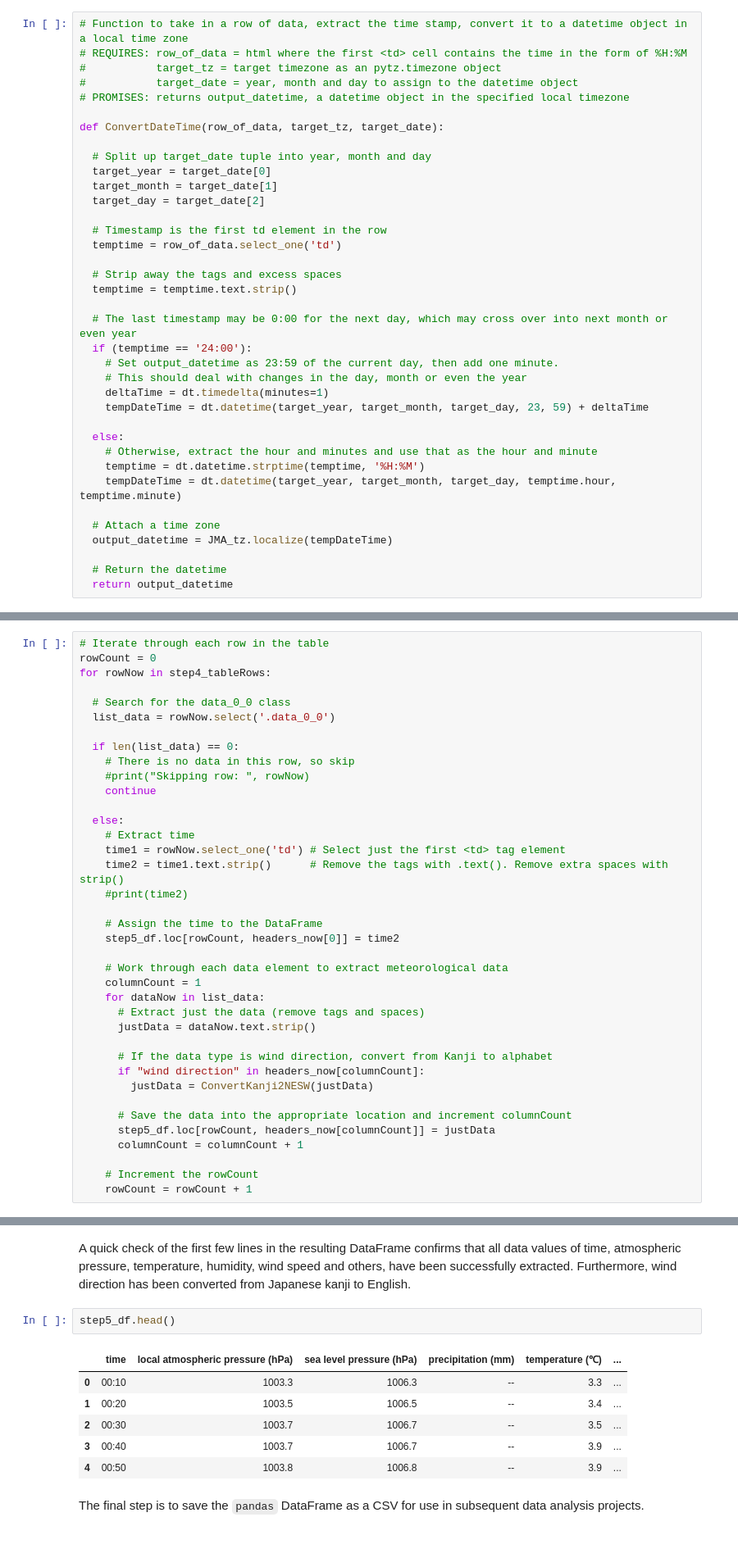
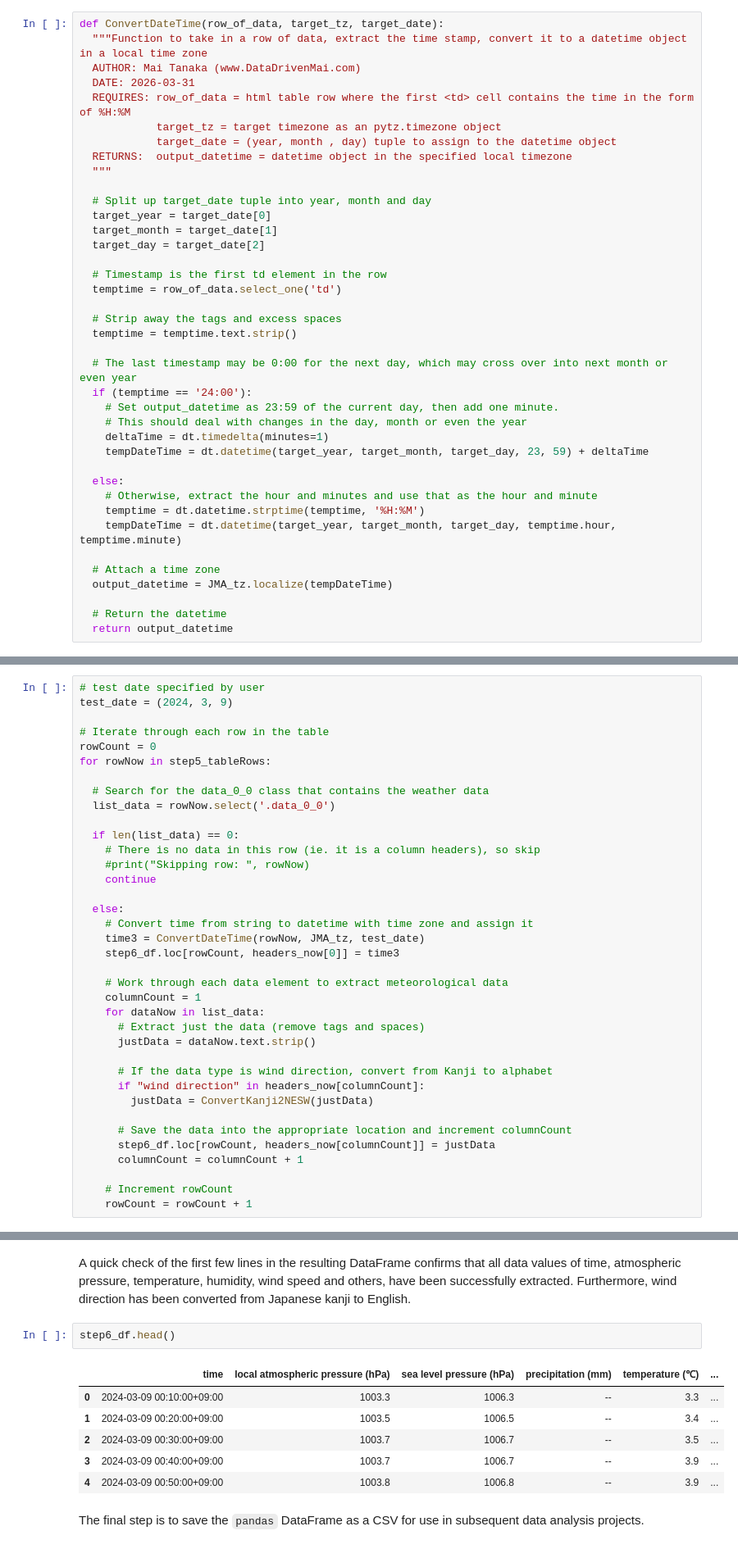
Before and after one commit to DataDrivenMai/DataDrivenMai_Blogs, a Jupyter notebook: jma-weather-scraping/jma_weather_scraping.ipynb, the cells around one changed output, grey strips where cells are left out. Shown at 82% size. Saved outputs shown, nothing was run; the diff lists cells and outputs as text.

```diff
--- a/jma-weather-scraping/jma_weather_scraping.ipynb
+++ b/jma-weather-scraping/jma_weather_scraping.ipynb
@@ -588,11 +589,13 @@ This function:
 # %%
-# Function to take in a row of data, extract the time stamp, convert it to a datetime object in a local time zone
-# REQUIRES: row_of_data = html where the first <td> cell contains the time in the form of %H:%M
-#           target_tz = target timezone as an pytz.timezone object
-#           target_date = year, month and day to assign to the datetime object
-# PROMISES: returns output_datetime, a datetime object in the specified local timezone
-
 def ConvertDateTime(row_of_data, target_tz, target_date):
+  """Function to take in a row of data, extract the time stamp, convert it to a datetime object in a local time zone
+  AUTHOR: Mai Tanaka (www.DataDrivenMai.com)
+  DATE: 2026-03-31
+  REQUIRES: row_of_data = html table row where the first <td> cell contains the time in the form of %H:%M
+            target_tz = target timezone as an pytz.timezone object
+            target_date = (year, month , day) tuple to assign to the datetime object
+  RETURNS:  output_datetime = datetime object in the specified local timezone
+  """
 
   # Split up target_date tuple into year, month and day
   target_year = target_date[0]
@@ -720,26 +704,25 @@ def ConvertKanji2NESW(kanji_windDir):
 # %% [markdown]
 Working through the tabular data cell-by-cell, each weather data element is cleaned using `.text()` and `.strip()` to remove the HTML tags and spaces, respectively. If the data element corresponds to 'wind direction', we apply the `ConvertKanji2NESW()` function above. The cleaned data can finally be placed in the `pandas` DataFrame under the appropriate header using `df.loc[]`.
 # %%
+# test date specified by user
+test_date = (2024, 3, 9)
+
 # Iterate through each row in the table
 rowCount = 0
-for rowNow in step4_tableRows:
+for rowNow in step5_tableRows:
 
-  # Search for the data_0_0 class
+  # Search for the data_0_0 class that contains the weather data
   list_data = rowNow.select('.data_0_0')
 
   if len(list_data) == 0:
-    # There is no data in this row, so skip
+    # There is no data in this row (ie. it is a column headers), so skip
     #print("Skipping row: ", rowNow)
     continue
 
   else:
-    # Extract time
-    time1 = rowNow.select_one('td') # Select just the first <td> tag element
-    time2 = time1.text.strip()      # Remove the tags with .text(). Remove extra spaces with strip()
-    #print(time2)
-
-    # Assign the time to the DataFrame
-    step5_df.loc[rowCount, headers_now[0]] = time2
+    # Convert time from string to datetime with time zone and assign it
+    time3 = ConvertDateTime(rowNow, JMA_tz, test_date)
+    step6_df.loc[rowCount, headers_now[0]] = time3
 
     # Work through each data element to extract meteorological data
     columnCount = 1
@@ -752,8 +735,8 @@ for rowNow in step4_tableRows:
         justData = ConvertKanji2NESW(justData)
 
       # Save the data into the appropriate location and increment columnCount
-      step5_df.loc[rowCount, headers_now[columnCount]] = justData
+      step6_df.loc[rowCount, headers_now[columnCount]] = justData
       columnCount = columnCount + 1
 
-    # Increment the rowCount
+    # Increment rowCount
     rowCount = rowCount + 1
@@ -820,14 +743,14 @@ for rowNow in step5_tableRows:
 # %% [markdown]
 A quick check of the first few lines in the resulting DataFrame confirms that all data values of time, atmospheric pressure, temperature, humidity, wind speed and others, have been successfully extracted. Furthermore, wind direction has been converted from Japanese kanji to English.
 # %%
-step5_df.head()
+step6_df.head()
 # %% [output]
 |  | time | local atmospheric pressure (hPa) | sea level pressure (hPa) | precipitation (mm) | temperature (℃) | ... |
-| 0 | 00:10 | 1003.3 | 1006.3 | -- | 3.3 | ... |
-| 1 | 00:20 | 1003.5 | 1006.5 | -- | 3.4 | ... |
-| 2 | 00:30 | 1003.7 | 1006.7 | -- | 3.5 | ... |
-| 3 | 00:40 | 1003.7 | 1006.7 | -- | 3.9 | ... |
-| 4 | 00:50 | 1003.8 | 1006.8 | -- | 3.9 | ... |
+| 0 | 2024-03-09 00:10:00+09:00 | 1003.3 | 1006.3 | -- | 3.3 | ... |
+| 1 | 2024-03-09 00:20:00+09:00 | 1003.5 | 1006.5 | -- | 3.4 | ... |
+| 2 | 2024-03-09 00:30:00+09:00 | 1003.7 | 1006.7 | -- | 3.5 | ... |
+| 3 | 2024-03-09 00:40:00+09:00 | 1003.7 | 1006.7 | -- | 3.9 | ... |
+| 4 | 2024-03-09 00:50:00+09:00 | 1003.8 | 1006.8 | -- | 3.9 | ... |
 # %% [markdown]
 The final step is to save the `pandas` DataFrame as a CSV for use in subsequent data analysis projects.
 # %% [markdown]
```
Also changed, not shown: parts of 30 cells of this notebook, 1 other file.
